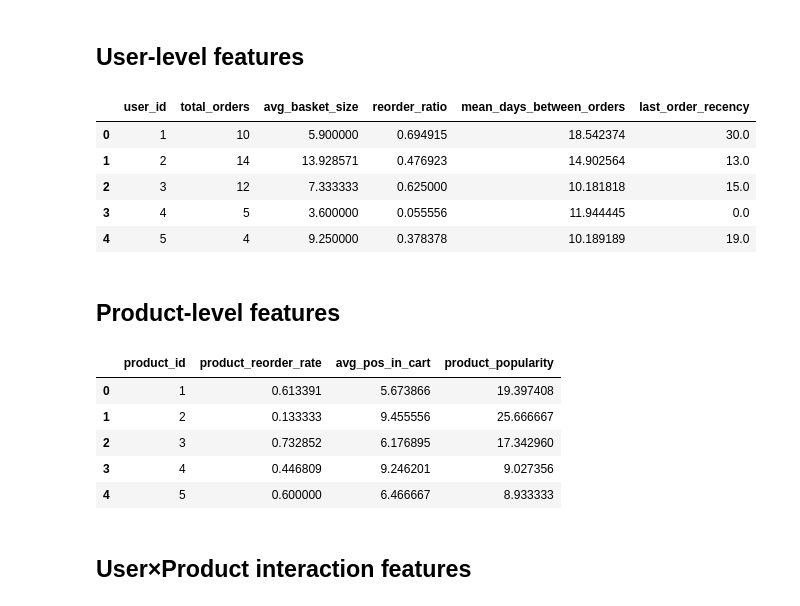
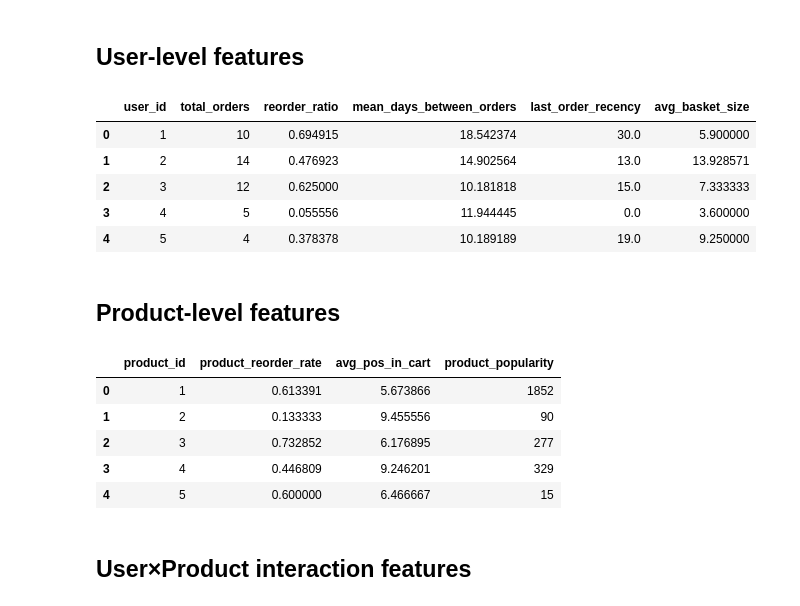
Before and after one commit to ab8d-DS/DSS230_Final_Project, a Jupyter notebook: notebooks/02_Feature_Engineering.ipynb, the cells around one changed output. Drawn from its saved outputs; the diff is of its cells as text; code cells hidden in the pictures.

```diff
--- a/notebooks/02_Feature_Engineering.ipynb
+++ b/notebooks/02_Feature_Engineering.ipynb
@@ -21,38 +27,38 @@ we will use full_priors for feature engineering since it has the prior orders fo
 # %% [markdown]
 ## User-level features
 # %%
-total_orders=full_priors.groupby('user_id')['order_id'].nunique().rename('total_orders').reset_index()
-avg_basket_size=full_priors.groupby(['user_id','order_id']).size().groupby('user_id').mean().rename('avg_basket_size').reset_index()
-reorder_ratio=full_priors.groupby('user_id')['reordered'].mean().rename("reorder_ratio").reset_index()
-mean_days_between_orders=full_priors.groupby('user_id')['days_since_prior_order'].mean().rename('mean_days_between_orders').reset_index()
-last_order_recency=full_priors.sort_values(['user_id', 'order_number']).groupby('user_id')['days_since_prior_order'].last().rename('last_order_recency').reset_index()
+# 1) Basket size per order (how many products in each prior order)
+user_fet=(full_priors.sort_values(['user_id', 'order_number']).groupby('user_id').agg(total_orders=('order_id', 'nunique'),
+                                                                                  reorder_ratio=('reordered', 'mean'),
+                                                                                  mean_days_between_orders=('days_since_prior_order', 'mean'),
+                                                                                  last_order_recency=('days_since_prior_order', 'last'))
+                                                                                  .reset_index())
+avg_basket_size=(full_priors.groupby(['user_id', 'order_id']).size()
+    .groupby('user_id').mean().rename('avg_basket_size').reset_index())
 
-user_fet=(total_orders.merge(avg_basket_size, on='user_id', how='left').merge(reorder_ratio, on='user_id', how='left')
-              .merge(mean_days_between_orders, on='user_id', how='left').merge(last_order_recency, on='user_id', how='left'))
+user_fet=user_fet.merge(avg_basket_size, on='user_id', how='left')
 user_fet.head()
 # %% [output]
-|  | user_id | total_orders | avg_basket_size | reorder_ratio | mean_days_between_orders | last_order_recency |
-| 0 | 1 | 10 | 5.900000 | 0.694915 | 18.542374 | 30.0 |
-| 1 | 2 | 14 | 13.928571 | 0.476923 | 14.902564 | 13.0 |
-| 2 | 3 | 12 | 7.333333 | 0.625000 | 10.181818 | 15.0 |
-| 3 | 4 | 5 | 3.600000 | 0.055556 | 11.944445 | 0.0 |
-| 4 | 5 | 4 | 9.250000 | 0.378378 | 10.189189 | 19.0 |
+|  | user_id | total_orders | reorder_ratio | mean_days_between_orders | last_order_recency | avg_basket_size |
+| 0 | 1 | 10 | 0.694915 | 18.542374 | 30.0 | 5.900000 |
+| 1 | 2 | 14 | 0.476923 | 14.902564 | 13.0 | 13.928571 |
+| 2 | 3 | 12 | 0.625000 | 10.181818 | 15.0 | 7.333333 |
+| 3 | 4 | 5 | 0.055556 | 11.944445 | 0.0 | 3.600000 |
+| 4 | 5 | 4 | 0.378378 | 10.189189 | 19.0 | 9.250000 |
 # %% [markdown]
 ## Product-level features
 # %%
-product_reorder_rate=full_priors.groupby('product_id')['reordered'].mean().rename('product_reorder_rate').reset_index()
-avg_pos_in_cart=full_priors.groupby('product_id')['add_to_cart_order_winsor'].mean().rename('avg_pos_in_cart').reset_index()
-product_avg_order=full_priors.groupby("product_id")['order_number'].mean().rename('product_popularity').reset_index() # product popularity
-
-product_fet=product_reorder_rate.merge(avg_pos_in_cart,on='product_id',how='left').merge(product_avg_order,on='product_id',how='left')
+product_fet=(full_priors.groupby('product_id').agg(product_reorder_rate=('reordered', 'mean'),
+                                                   avg_pos_in_cart=('add_to_cart_order_winsor', 'mean'),
+                                                   product_popularity=('product_id', 'size')).reset_index())
 product_fet.head()
 # %% [output]
 |  | product_id | product_reorder_rate | avg_pos_in_cart | product_popularity |
-| 0 | 1 | 0.613391 | 5.673866 | 19.397408 |
-| 1 | 2 | 0.133333 | 9.455556 | 25.666667 |
-| 2 | 3 | 0.732852 | 6.176895 | 17.342960 |
-| 3 | 4 | 0.446809 | 9.246201 | 9.027356 |
-| 4 | 5 | 0.600000 | 6.466667 | 8.933333 |
+| 0 | 1 | 0.613391 | 5.673866 | 1852 |
+| 1 | 2 | 0.133333 | 9.455556 | 90 |
+| 2 | 3 | 0.732852 | 6.176895 | 277 |
+| 3 | 4 | 0.446809 | 9.246201 | 329 |
+| 4 | 5 | 0.600000 | 6.466667 | 15 |
 # %% [markdown]
 ## User×Product interaction features
 # %%
```
Also changed, not shown: parts of 72 cells of this notebook.
